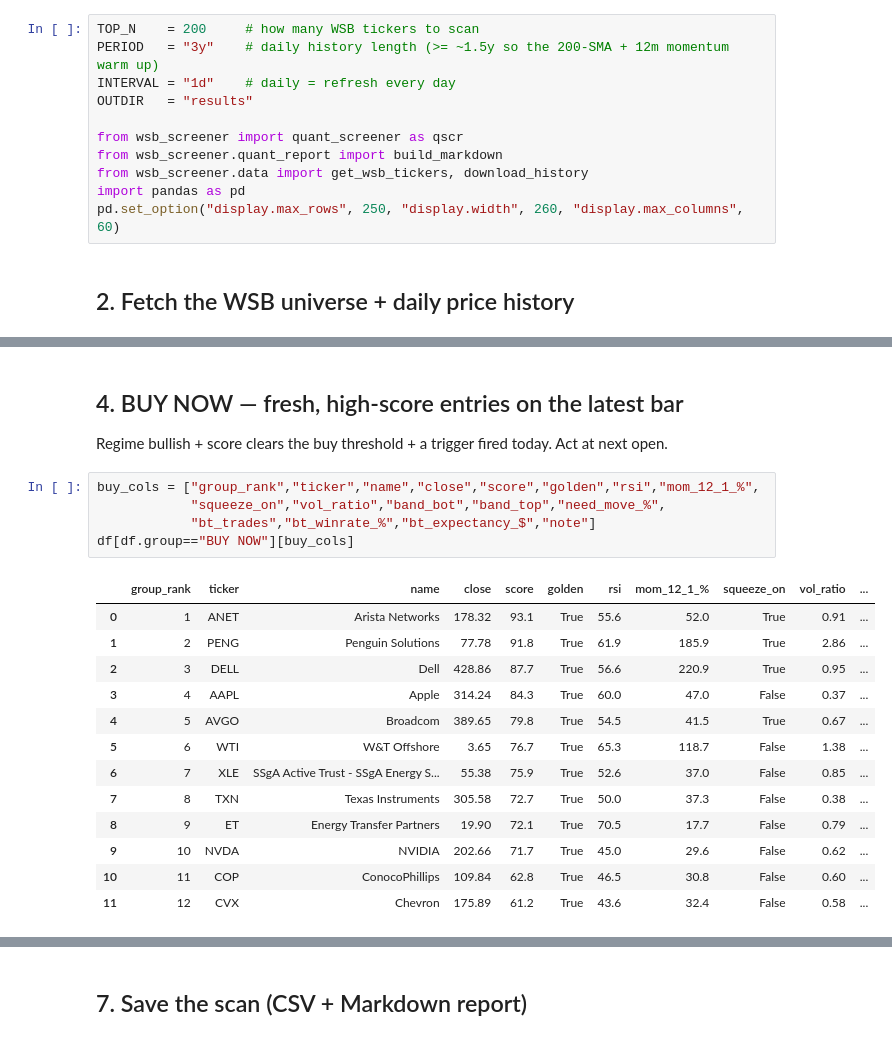
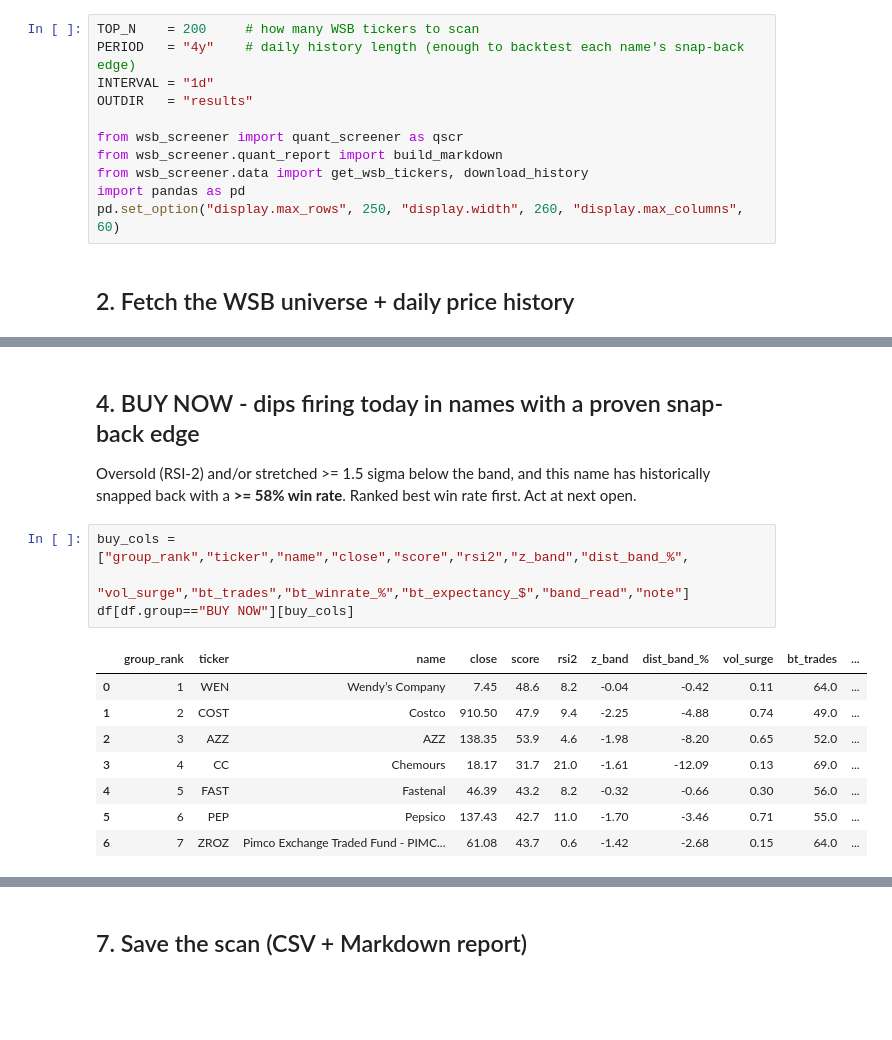
Before and after one commit to rjoshi24/trading-demo, a Jupyter notebook: daily_screener.ipynb, the cells around one changed output, grey strips where cells are left out. Saved outputs shown, nothing was run; the diff lists cells and outputs as text; blank space fills up the shorter version.

```diff
--- a/daily_screener.ipynb
+++ b/daily_screener.ipynb
@@ -34,7 +53,7 @@ pip install -r requirements.txt
 # %%
 TOP_N    = 200     # how many WSB tickers to scan
-PERIOD   = "3y"    # daily history length (>= ~1.5y so the 200-SMA + 12m momentum warm up)
-INTERVAL = "1d"    # daily = refresh every day
+PERIOD   = "4y"    # daily history length (enough to backtest each name's snap-back edge)
+INTERVAL = "1d"
 OUTDIR   = "results"
 
 from wsb_screener import quant_screener as qscr
@@ -93,23 +117,18 @@ SKIPPED            5
 Name: count, dtype: int64
-# %% [markdown]
-## 4. BUY NOW — fresh, high-score entries on the latest bar
-Regime bullish + score clears the buy threshold + a trigger fired today. Act at next open.
+# %% [markdown]
+## 4. BUY NOW - dips firing today in names with a proven snap-back edge
+Oversold (RSI-2) and/or stretched >= 1.5 sigma below the band, and this name has historically
+snapped back with a **>= 58% win rate**. Ranked best win rate first. Act at next open.
 # %%
-buy_cols = ["group_rank","ticker","name","close","score","golden","rsi","mom_12_1_%",
-            "squeeze_on","vol_ratio","band_bot","band_top","need_move_%",
-            "bt_trades","bt_winrate_%","bt_expectancy_$","note"]
+buy_cols = ["group_rank","ticker","name","close","score","rsi2","z_band","dist_band_%",
+            "vol_surge","bt_trades","bt_winrate_%","bt_expectancy_$","band_read","note"]
 df[df.group=="BUY NOW"][buy_cols]
 # %% [output]
-|  | group_rank | ticker | name | close | score | golden | rsi | mom_12_1_% | squeeze_on | vol_ratio | ... |
-| 0 | 1 | ANET | Arista Networks | 178.32 | 93.1 | True | 55.6 | 52.0 | True | 0.91 | ... |
-| 1 | 2 | PENG | Penguin Solutions | 77.78 | 91.8 | True | 61.9 | 185.9 | True | 2.86 | ... |
-| 2 | 3 | DELL | Dell | 428.86 | 87.7 | True | 56.6 | 220.9 | True | 0.95 | ... |
-| 3 | 4 | AAPL | Apple | 314.24 | 84.3 | True | 60.0 | 47.0 | False | 0.37 | ... |
-| 4 | 5 | AVGO | Broadcom | 389.65 | 79.8 | True | 54.5 | 41.5 | True | 0.67 | ... |
-| 5 | 6 | WTI | W&T Offshore | 3.65 | 76.7 | True | 65.3 | 118.7 | False | 1.38 | ... |
-| 6 | 7 | XLE | SSgA Active Trust - SSgA Energy S... | 55.38 | 75.9 | True | 52.6 | 37.0 | False | 0.85 | ... |
-| 7 | 8 | TXN | Texas Instruments | 305.58 | 72.7 | True | 50.0 | 37.3 | False | 0.38 | ... |
-| 8 | 9 | ET | Energy Transfer Partners | 19.90 | 72.1 | True | 70.5 | 17.7 | False | 0.79 | ... |
-| 9 | 10 | NVDA | NVIDIA | 202.66 | 71.7 | True | 45.0 | 29.6 | False | 0.62 | ... |
-| 10 | 11 | COP | ConocoPhillips | 109.84 | 62.8 | True | 46.5 | 30.8 | False | 0.60 | ... |
-| 11 | 12 | CVX | Chevron | 175.89 | 61.2 | True | 43.6 | 32.4 | False | 0.58 | ... |
+|  | group_rank | ticker | name | close | score | rsi2 | z_band | dist_band_% | vol_surge | bt_trades | ... |
+| 0 | 1 | WEN | Wendy’s Company | 7.45 | 48.6 | 8.2 | -0.04 | -0.42 | 0.11 | 64.0 | ... |
+| 1 | 2 | COST | Costco | 910.50 | 47.9 | 9.4 | -2.25 | -4.88 | 0.74 | 49.0 | ... |
+| 2 | 3 | AZZ | AZZ | 138.35 | 53.9 | 4.6 | -1.98 | -8.20 | 0.65 | 52.0 | ... |
+| 3 | 4 | CC | Chemours | 18.17 | 31.7 | 21.0 | -1.61 | -12.09 | 0.13 | 69.0 | ... |
+| 4 | 5 | FAST | Fastenal | 46.39 | 43.2 | 8.2 | -0.32 | -0.66 | 0.30 | 56.0 | ... |
+| 5 | 6 | PEP | Pepsico | 137.43 | 42.7 | 11.0 | -1.70 | -3.46 | 0.71 | 55.0 | ... |
+| 6 | 7 | ZROZ | Pimco Exchange Traded Fund - PIMC... | 61.08 | 43.7 | 0.6 | -1.42 | -2.68 | 0.15 | 64.0 | ... |
```
Also changed, not shown: parts of 15 cells of this notebook, 5 other files.
